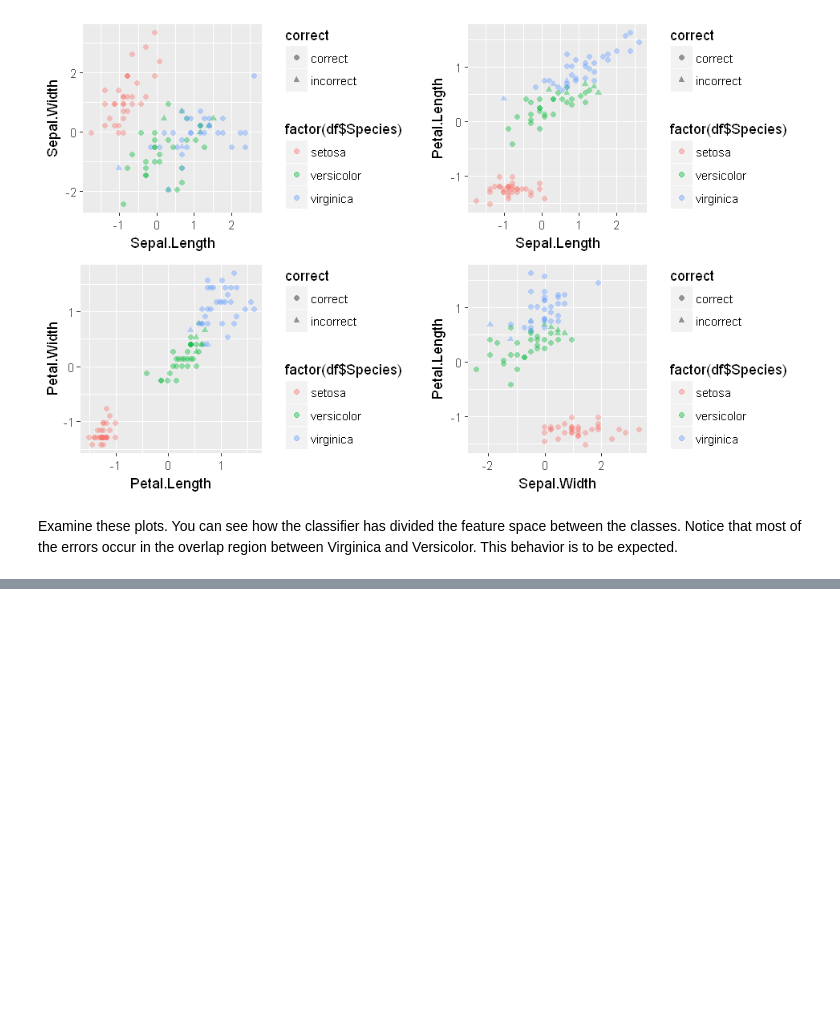
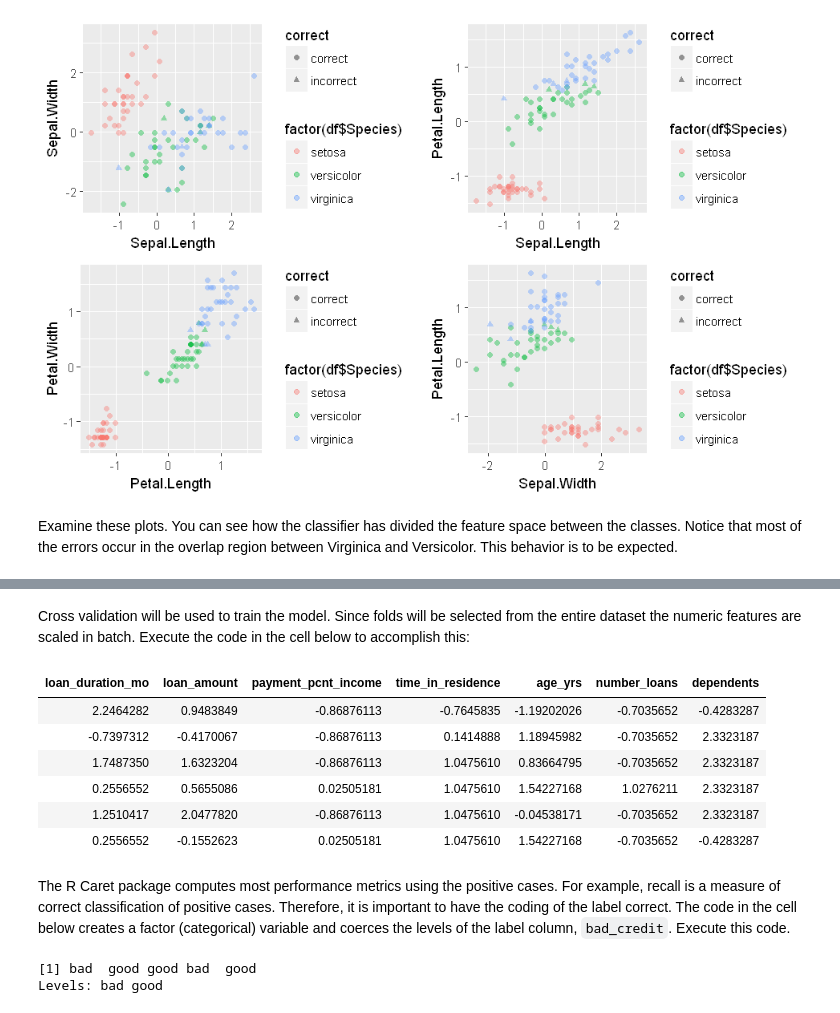
Before and after one commit to vijayraavi/Principles-of-Machine-Learning-R, a Jupyter notebook: Module6/NaiveBayes.ipynb, the cells around one changed output, grey strips where cells are left out. Saved outputs shown, nothing was run; the diff lists cells and outputs as text; code cells hidden in the pictures; blank space fills up the shorter version.

```diff
--- a/Module6/NaiveBayes.ipynb
+++ b/Module6/NaiveBayes.ipynb
@@ -540,0 +283,26 @@ In this lab you have accomplished the following:
+# %% [markdown]
+Cross validation will be used to train the model. Since folds will be selected from the entire dataset the numeric features are scaled in batch. Execute the code in the cell below to accomplish this:
+# %%
+num_cols = c('loan_duration_mo', 'loan_amount', 'payment_pcnt_income',
+             'time_in_residence', 'age_yrs', 'number_loans', 'dependents')
+
+preProcValues <- preProcess(credit[,num_cols], method = c("center", "scale"))
+credit[,num_cols] = predict(preProcValues, credit[,num_cols])
+head(credit[,num_cols])
+# %% [output]
+| loan_duration_mo | loan_amount | payment_pcnt_income | time_in_residence | age_yrs | number_loans | dependents |
+| 2.2464282 | 0.9483849 | -0.86876113 | -0.7645835 | -1.19202026 | -0.7035652 | -0.4283287 |
+| -0.7397312 | -0.4170067 | -0.86876113 | 0.1414888 | 1.18945982 | -0.7035652 | 2.3323187 |
+| 1.7487350 | 1.6323204 | -0.86876113 | 1.0475610 | 0.83664795 | -0.7035652 | 2.3323187 |
+| 0.2556552 | 0.5655086 | 0.02505181 | 1.0475610 | 1.54227168 | 1.0276211 | 2.3323187 |
+| 1.2510417 | 2.0477820 | -0.86876113 | 1.0475610 | -0.04538171 | -0.7035652 | 2.3323187 |
+| 0.2556552 | -0.1552623 | 0.02505181 | 1.0475610 | 1.54227168 | -0.7035652 | -0.4283287 |
+# %% [markdown]
+The R Caret package computes most performance metrics using the positive cases. For example, recall is a measure of correct classification of positive cases. Therefore, it is important to have the coding of the label correct. The code in the cell below creates a factor (categorical) variable and coerces the levels of the label column, `bad_credit`. Execute this code.
+# %%
+credit$bad_credit <- ifelse(credit$bad_credit == 0, 'good', 'bad')
+credit$bad_credit <- factor(credit$bad_credit, levels = c("bad", "good"))
+credit$bad_credit[1:5]
+# %% [output]
+[1] bad  good good bad  good
+Levels: bad good
```
Also changed, not shown: parts of 49 cells of this notebook.
